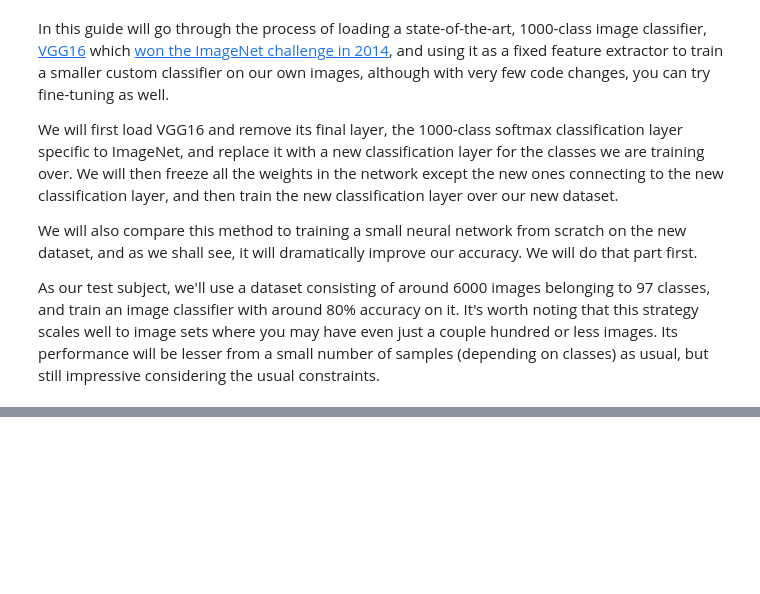
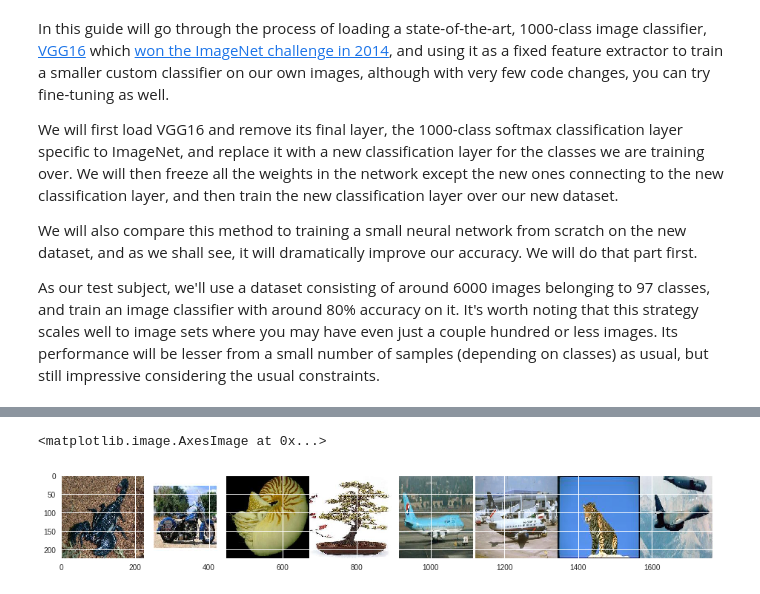
Before and after one commit to ml4a/ml4a, a Jupyter notebook: examples/fundamentals/transfer_learning.ipynb, the cells around one changed output, grey strips where cells are left out. Cells and saved outputs as stored; diff of their text form; code cells hidden in the pictures; blank space fills up the shorter version.

```diff
--- a/examples/fundamentals/transfer_learning.ipynb
+++ b/examples/fundamentals/transfer_learning.ipynb
@@ -213,0 +77,9 @@ A more advanced example of transfer learning in Keras, involving augmentation fo
+# %%
+root = '101_ObjectCategories'
+exclude = ['BACKGROUND_Google', 'Motorbikes', 'airplanes', 'Faces_easy', 'Faces']
+train_split, val_split = 0.7, 0.15
+
+categories = [x[0] for x in os.walk(root) if x[0]][1:]
+categories = [c for c in categories if c not in [os.path.join(root, e) for e in exclude]]
+
+print(categories)
@@ -213,0 +90,8 @@ A more advanced example of transfer learning in Keras, involving augmentation fo
+# %%
+# helper function to load image and return it and input vector
+def get_image(path):
+    img = image.load_img(path, target_size=(224, 224))
+    x = image.img_to_array(img)
+    x = np.expand_dims(x, axis=0)
+    x = preprocess_input(x)
+    return img, x
@@ -213,0 +100,12 @@ A more advanced example of transfer learning in Keras, involving augmentation fo
+# %%
+data = []
+for c, category in enumerate(categories):
+    images = [os.path.join(dp, f) for dp, dn, filenames
+              in os.walk(category) for f in filenames
+              if os.path.splitext(f)[1].lower() in ['.jpg','.png','.jpeg']]
+    for img_path in images:
+        img, x = get_image(img_path)
+        data.append({'x':np.array(x[0]), 'y':c})
+
+# count the number of classes
+num_classes = len(categories)
@@ -213,0 +167,10 @@ A more advanced example of transfer learning in Keras, involving augmentation fo
+# %%
+images = [os.path.join(dp, f) for dp, dn, filenames in os.walk(root) for f in filenames if os.path.splitext(f)[1].lower() in ['.jpg','.png','.jpeg']]
+idx = [int(len(images) * random.random()) for i in range(8)]
+imgs = [image.load_img(images[i], target_size=(224, 224)) for i in idx]
+concat_image = np.concatenate([np.asarray(img) for img in imgs], axis=1)
+plt.figure(figsize=(16,4))
+plt.imshow(concat_image)
+# %% [output]
+<matplotlib.image.AxesImage at 0x...>
+[figure, added]
```
Also changed, not shown: parts of 58 cells of this notebook, 1 other file.
